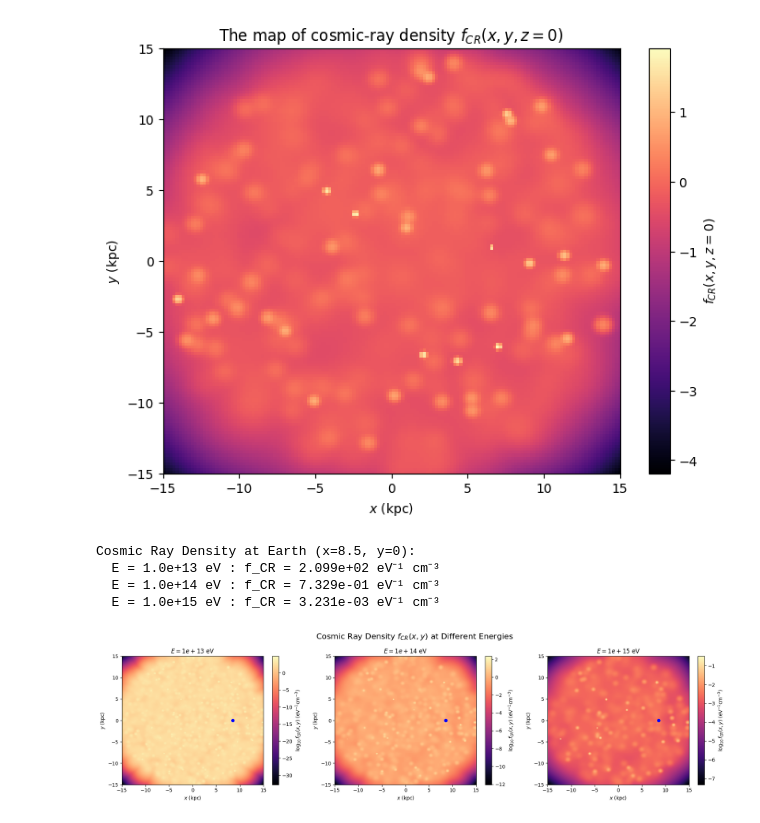
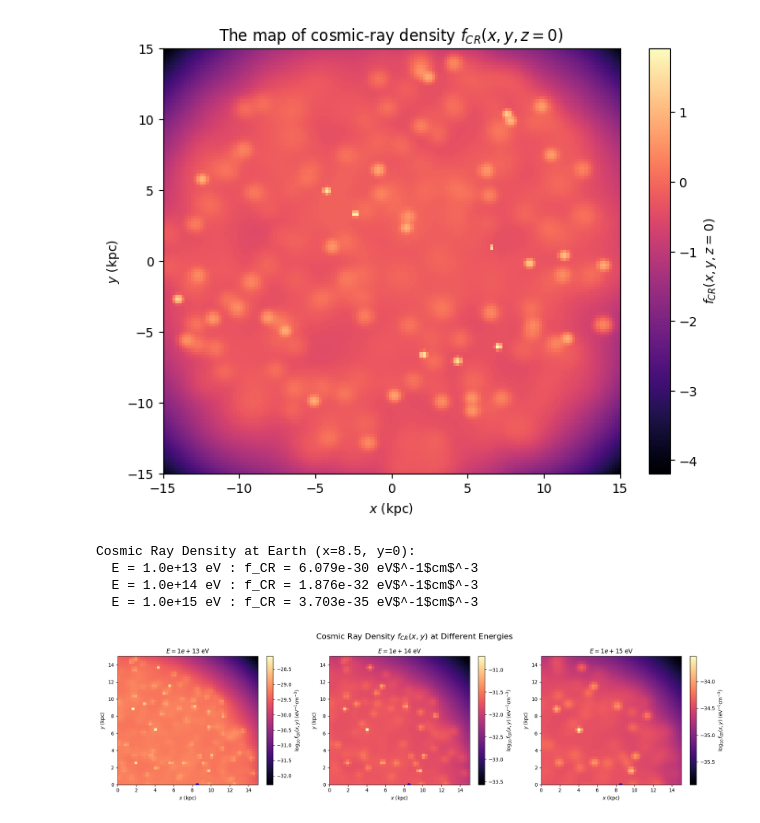
Before and after one commit to JP12468/CRmap, a Jupyter notebook: CRmap.ipynb, the cells around one changed output. Cells and saved outputs as stored; diff of their text form; code cells hidden in the pictures.

```diff
--- a/CRmap.ipynb
+++ b/CRmap.ipynb
@@ -230,10 +230,10 @@ import jax
 jax.config.update("jax_enable_x64", True)
 
 # Constants
-R = 15  # kpc
-L = 4   # kpc
-z0 = 0
-t_max = 5e4
+R = 15.0  # kpc
+L = 4.0   # kpc
+z0 = 0.0
+t_max = 1.0e6 # yr
 N_sources = int(0.03 * t_max)  # Increased number of sources
 
 # Random number generator
@@ -250,37 +250,36 @@ y0 = r * jnp.sin(theta)
 t0 = random.uniform(key_t, (N_sources,), minval=0, maxval=t_max)
 
 # Grid setup
-grid_size = 150
-x_grid = jnp.linspace(-R, R, grid_size)
-y_grid = jnp.linspace(-R, R, grid_size)
+grid_size = 50
+x_grid = jnp.linspace(0.0, R, grid_size)
+y_grid = jnp.linspace(0.0, R, grid_size)
 x_mesh, y_mesh = jnp.meshgrid(x_grid, y_grid, indexing='ij')
 
 # Flatten mesh grids for vectorization
 x_flat = x_mesh.ravel()
 y_flat = y_mesh.ravel()
 
-# Diffusion coefficient kappa(E) in cm^2/Myr
+# Diffusion coefficient kappa(E)
 def kappa(E):
-    kappa_0 = 3.3e-8  # kpc^2 / Myr (diffusion coefficient constant)
+    kappa_0 = 3.3e-8  # kpc^2 / yr (diffusion coefficient constant)
     m_p_c2 = 0.938e9    # Proton rest energy in eV
-    beta = 1  # Given in the problem
+    beta = 1.0  # Given in the problem
 
 
     # Calculate kappa(E) based on energy E in eV
     x = E / m_p_c2
     kappa_E = kappa_0 * beta * jnp.sqrt(jnp.sqrt(x**2 - 1))
 
-    # kappa(E) now in units of cm^2 / Myr
     return kappa_E
 
-# Adjust source spectrum Q(E) with proper units
+# Adjust source spectrum Q(E)
 def Q(E):
-    alpha = 4.23
-    xi_CR = 8.7 / 100  # Convert percentage to fraction
+    alpha = 4.23 # The index of the source spectra
+    xi_CR = 0.087  # Convert percentage to fraction
     E_SNR = 6.242e62  # in eV, from 10^51 erg
     m_p_c2 = 0.938e9  # Proton rest energy in eV
     Lambda = 4.111  # Normalization constant
-    beta = 1  # Given in the problem
+    beta = 1.0  # Given in the problem
 
     x = E / m_p_c2
     Q_E = (xi_CR * E_SNR) / ((m_p_c2) ** 2 * Lambda * beta) * (jnp.sqrt(x**2 - 1)) ** (2 - alpha)
@@ -296,7 +295,7 @@ def G(x, y, x0, y0, t0, t, E):
 
     # Compute exponent term with broadcasting
     exponent = -((x - x0) ** 2 + (y - y0) ** 2 + zn ** 2) / (4 * kappa(E) * tau)
-    psi_n = ((-1) ** n_values[:, None] * Q(E) / ((4 * jnp.pi * kappa(E) * 3.086e21 * tau) ** (3 / 2))) * jnp.exp(exponent)
+    psi_n = ((-1) ** n_values[:, None] * Q(E) / ((4 * jnp.pi * kappa(E) * 3.086e21 **2 * tau) ** (3 / 2))) * jnp.exp(exponent)
 
     return jnp.sum(psi_n, axis=0)  # Sum over n to collapse dimension
 
@@ -334,35 +333,35 @@ y_earth = 0.0  # kpc
 # Find closest grid indices
 ix = jnp.argmin(jnp.abs(x_grid - x_earth))
 iy = jnp.argmin(jnp.abs(y_grid - y_earth))
 
 # Print CR density at Earth
 print("Cosmic Ray Density at Earth (x=8.5, y=0):")
 for E, f_CR_E in zip(E_values, f_CR_list):
     f_val = f_CR_E[ix, iy]
     print(f"  E = {E:.1e} eV : f_CR = {f_val:.3e} eV$^{-1}$cm$^{-3}")
 
 # Plot f_CR(x, y) maps for each energy
 fig, axs = plt.subplots(1, len(E_values), figsize=(18, 5))
 for i, (E, f_CR_E) in enumerate(zip(E_values, f_CR_list)):
     im = axs[i].imshow(
         jnp.log10(jnp.nan_to_num(f_CR_E)).T,
         origin="lower",
-        extent=[-R, R, -R, R],
+        extent=[x_grid[0], x_grid[-1], y_grid[0], y_grid[-1]],
         cmap='magma',
         aspect='auto'
     )
     axs[i].plot(x_earth, y_earth, 'bo', label='Earth')
     axs[i].set_title(f'$E = {E:.0e}$ eV')
     axs[i].set_xlabel('$x$ (kpc)')
     axs[i].set_ylabel('$y$ (kpc)')
     fig.colorbar(im, ax=axs[i], label='$\log_{10} f_{CR}(x,y)$ (eV$^{-1}$cm$^{-3}$)')
 
 plt.suptitle("Cosmic Ray Density $f_{CR}(x,y)$ at Different Energies", fontsize=16)
 plt.tight_layout()
 plt.show()
 # %% [output]
 Cosmic Ray Density at Earth (x=8.5, y=0):
-  E = 1.0e+13 eV : f_CR = 2.099e+02 eV⁻¹ cm⁻³
-  E = 1.0e+14 eV : f_CR = 7.329e-01 eV⁻¹ cm⁻³
-  E = 1.0e+15 eV : f_CR = 3.231e-03 eV⁻¹ cm⁻³
+  E = 1.0e+13 eV : f_CR = 6.079e-30 eV$^-1$cm$^-3
+  E = 1.0e+14 eV : f_CR = 1.876e-32 eV$^-1$cm$^-3
+  E = 1.0e+15 eV : f_CR = 3.703e-35 eV$^-1$cm$^-3
-[figure, old version]
+[figure, new version]
```
Also changed, not shown: parts of 1 cell of this notebook.
